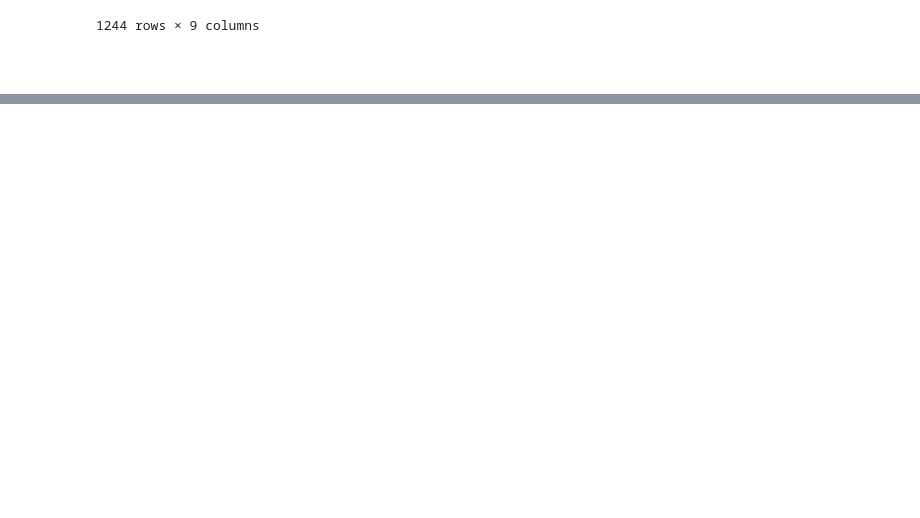
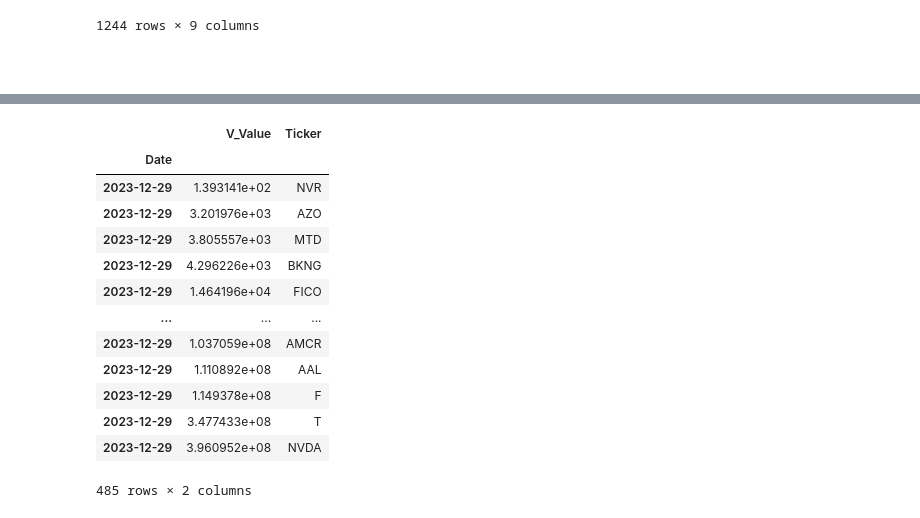
Before and after one commit to GB-Navarro/projeto_final_fin_quant_fea_dev, a Jupyter notebook: projeto_final_fin_quant.ipynb, the cells around one changed output, grey strips where cells are left out. Cells and saved outputs as stored; diff of their text form; code cells hidden in the pictures; blank space fills up the shorter version.

```diff
--- a/projeto_final_fin_quant.ipynb
+++ b/projeto_final_fin_quant.ipynb
@@ -491,0 +506,46 @@ dfs[0]
+# %%
+# Cria um DataFrame vazio para armazenar os resultados.
+results = pd.DataFrame()
+
+for df in dfs:
+    # Obtém o último valor da feature 'MOV_VOLUME_14' do DataFrame em questão.
+    df_mov_volume = df.tail(1)['MOV_VOLUME_14']
+
+    # Obtém o último valor da feature 'MOV_VOLATILITY_14' do DataFrame em questão.
+    df_mov_volatility = df.tail(1)['MOV_VOLATILITY_14']
+
+    # Obtem o nome do ticker que representa os dados do DataFrame em questão.
+    df_ticker = df.tail(1)['Ticker']
+
+    # Calcula o 'V_Value' do DataFrame em questão.
+    df_v_value = df_mov_volume / df_mov_volatility
+
+    # Cria um DataFrame auxiliar com os valores calculados.
+    aux_df = pd.DataFrame({
+        "V_Value": df_v_value,
+        "Ticker": df_ticker
+    })
+
+    # Concatena o DataFrame auxiliar com o DataFrame de resultados, acumulando os dados e gerando o resultado final ao final do loop.
+    results = pd.concat([results, aux_df])
+# %%
+# Ordena o DataFrame 'results' com base na coluna 'V_Value' em ordem crescente.
+results = results.sort_values(by="V_Value")
+
+# Exibe o DataFrame ordenado.
+results
+# %% [output]
+|  | V_Value | Ticker |
+| Date |  |  |
+| 2023-12-29 | 1.393141e+02 | NVR |
+| 2023-12-29 | 3.201976e+03 | AZO |
+| 2023-12-29 | 3.805557e+03 | MTD |
+| 2023-12-29 | 4.296226e+03 | BKNG |
+| 2023-12-29 | 1.464196e+04 | FICO |
+| ... | ... | ... |
+| 2023-12-29 | 1.037059e+08 | AMCR |
+| 2023-12-29 | 1.110892e+08 | AAL |
+| 2023-12-29 | 1.149378e+08 | F |
+| 2023-12-29 | 3.477433e+08 | T |
+| 2023-12-29 | 3.960952e+08 | NVDA |
+485 rows × 2 columns
```
Also changed, not shown: parts of 9 cells of this notebook.
